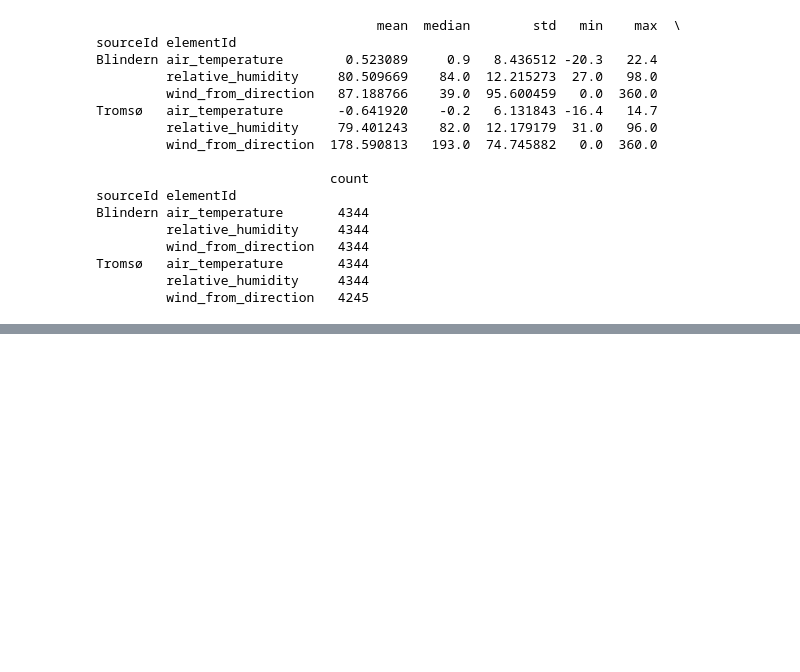
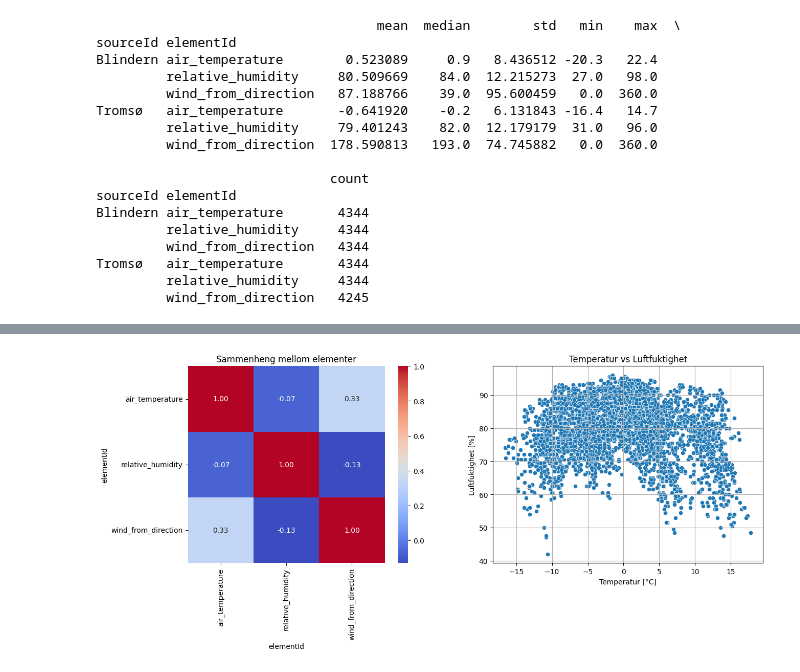
Before and after one commit to OliverMyhr/Ramsey, a Jupyter notebook: proj_environment/notebooks/frost_notebook.ipynb, the cells around one changed output, grey strips where cells are left out. Drawn from its saved outputs; the diff is of its cells as text; code cells hidden in the pictures; blank space fills up the shorter version.

Commit message:
Lagt til funksjoner for å sammenligne og visualisere sammenhengen mellom elementer

```diff
--- a/proj_environment/notebooks/frost_notebook.ipynb
+++ b/proj_environment/notebooks/frost_notebook.ipynb
@@ -119,0 +172,15 @@ Tromsø   air_temperature       4344
+# %%
+import os
+import sys
+from dotenv import load_dotenv
+
+load_dotenv("../src/.env")
+
+src_path = os.path.abspath("../src")
+sys.path.append(src_path)
+
+import frost as f
+
+f.relation_analysis_plots()
+# %% [output]
+[figure, added]
```
Also changed, not shown: parts of 2 cells of this notebook, 1 other file.
